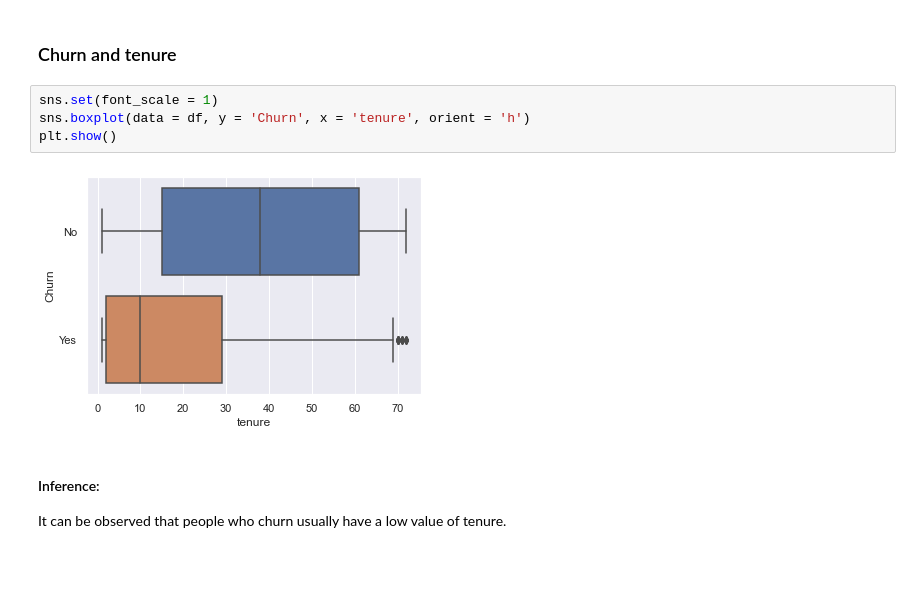
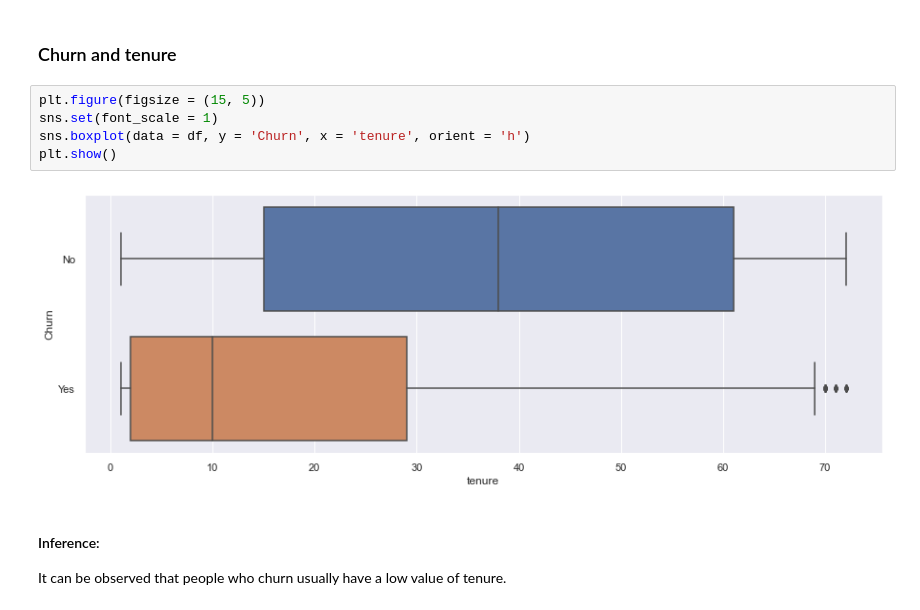
Before and after one commit to AbhinavTuladhar/Churn_prediction, a Jupyter notebook: Churn-prediction-real.ipynb, the cells around one changed output. Drawn from its saved outputs; the diff is of its cells as text; blank space fills up the shorter version.

```diff
--- a/Churn-prediction-real.ipynb
+++ b/Churn-prediction-real.ipynb
@@ -312,11 +312,12 @@ plt.show()
 # %% [markdown]
 ### Churn and tenure
 # %%
+plt.figure(figsize = (15, 5))
 sns.set(font_scale = 1)
 sns.boxplot(data = df, y = 'Churn', x = 'tenure', orient = 'h')
 plt.show()
 # %% [output]
-[figure, old version]
+[figure, new version]
 # %% [markdown]
 #### Inference:
 
```
Also changed, not shown: parts of 36 cells of this notebook.
